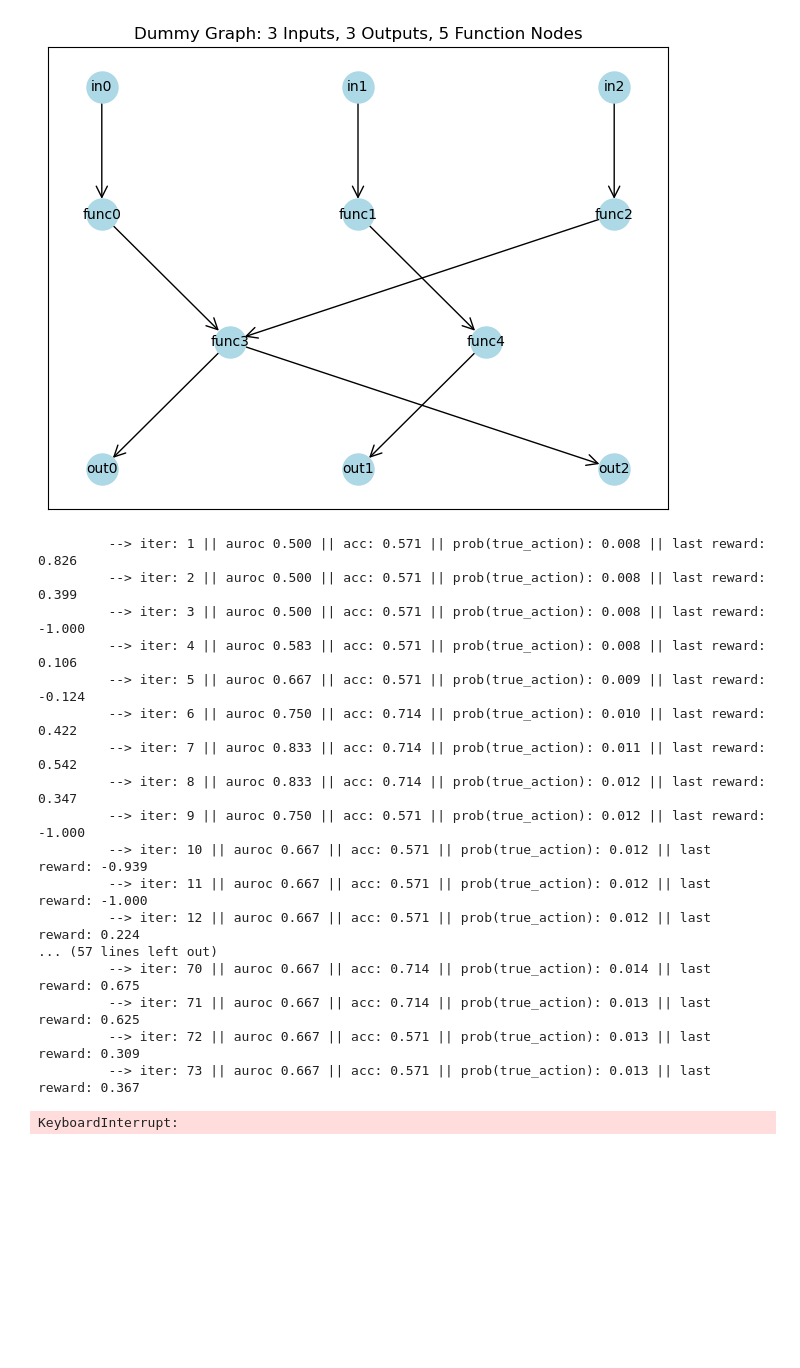
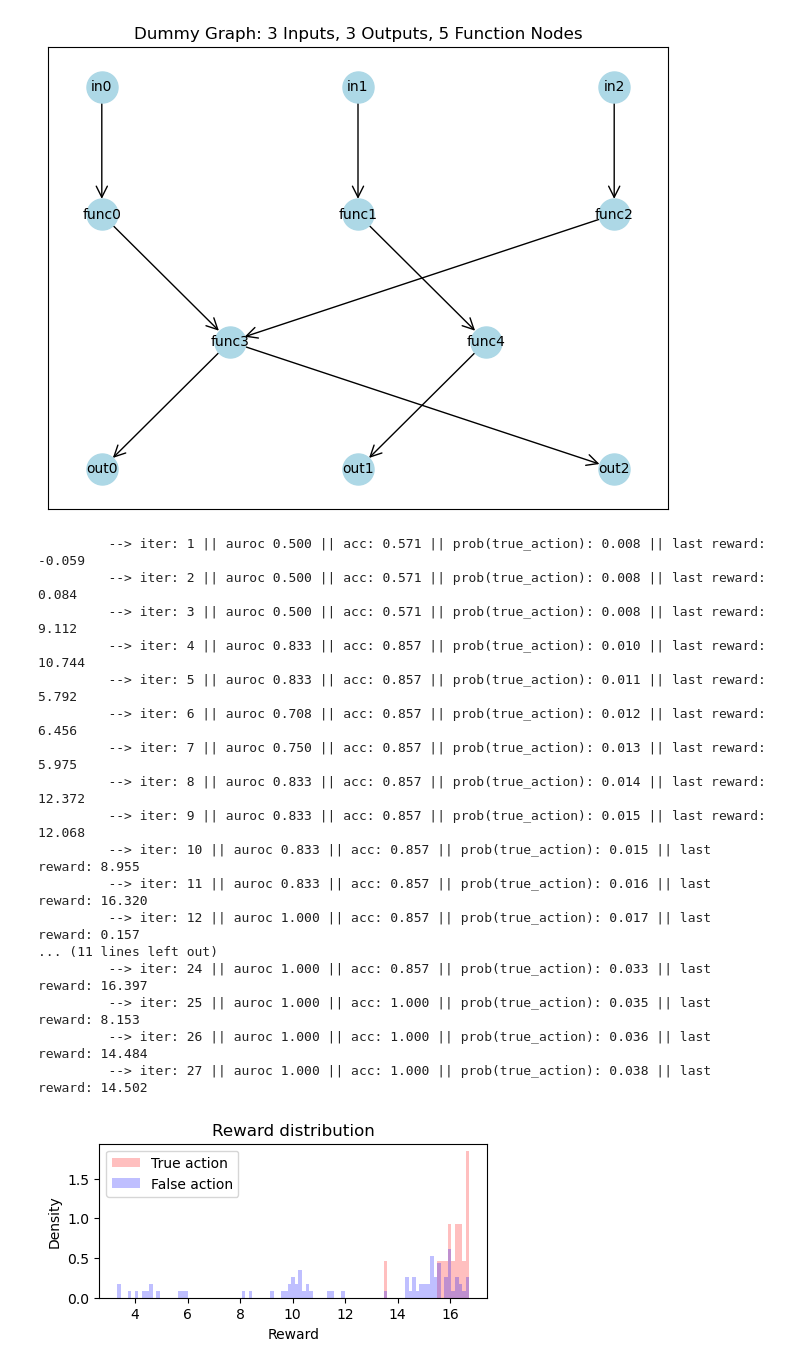
Before and after one commit to nathanieljevans/GSNN, a Jupyter notebook: docs/tutorials/04_reinforce.ipynb, the cells around one changed output. Cells and saved outputs as stored; diff of their text form; code cells hidden in the pictures; blank space fills up the shorter version.

```diff
--- a/docs/tutorials/04_reinforce.ipynb
+++ b/docs/tutorials/04_reinforce.ipynb
@@ -64,21 +72,21 @@ test_dataset = torch.utils.data.TensorDataset(x_test, y_test)
 # GSNN model parameters
 model_kwargs = {'edge_index_dict'                 : edge_index_dict,
                     'node_names_dict'                 : data.node_names_dict,
-                    'channels'                        : 5,
+                    'channels'                        : 25,
                     'layers'                          : 3,
                     'dropout'                         : 0.,
                     'init'                            : 'xavier',
                     'residual'                        : True,
                     'share_layers'                    : False,
                     'add_function_self_edges'         : True,
-                    'norm'                            : 'batch'}
+                    'norm'                            : 'none'}
 
 # GSNN training parameters
-training_kwargs = {'lr':1e-2,
-                    'max_epochs':250,
+training_kwargs = {'lr':5e-2,
+                    'max_epochs':25,
                     'batch':100,
                     'workers':5,
-                    'weight_decay':1e-6}
+                    'weight_decay':0}
 
 
 # the action edge dict will be used to index the action for each edge
@@ -89,34 +97,49 @@ n_actions = sum([torch.unique(v).numel() for v in action_edge_dict.values()])
 true_action = np.array([1.]*3 + [0.]*4)
 
 env = Environment(action_edge_dict, train_dataset, test_dataset, model_kwargs,
-                 training_kwargs, metric='r2', reward_type='best', verbose=False,
+                 training_kwargs, metric='spearman', reward_type='auc', verbose=False,
                  raise_error_on_fail=True)
 
 hoptim = REINFORCE(env, n_actions, action_labels=true_action, clip=10, eps=1e-8, warmup=3, verbose=True,
-                        entropy=0.1, entropy_decay=0.99, min_entropy=0.0, window=10,
-                        init_prob=0.5, lr=1e-1, policy_decay=0)
+                        entropy=0., entropy_decay=0.99, min_entropy=0.0, window=10,
+                        init_prob=0.5, lr=1e-1, policy_decay=1)
 
 for iter in range(100):
     hoptim.step()
 # %% [output]
-         --> iter: 1 || auroc 0.500 || acc: 0.571 || prob(true_action): 0.008 || last reward: 0.826
-         --> iter: 2 || auroc 0.500 || acc: 0.571 || prob(true_action): 0.008 || last reward: 0.399
-         --> iter: 3 || auroc 0.500 || acc: 0.571 || prob(true_action): 0.008 || last reward: -1.000
-         --> iter: 4 || auroc 0.583 || acc: 0.571 || prob(true_action): 0.008 || last reward: 0.106
-         --> iter: 5 || auroc 0.667 || acc: 0.571 || prob(true_action): 0.009 || last reward: -0.124
-         --> iter: 6 || auroc 0.750 || acc: 0.714 || prob(true_action): 0.010 || last reward: 0.422
-         --> iter: 7 || auroc 0.833 || acc: 0.714 || prob(true_action): 0.011 || last reward: 0.542
-         --> iter: 8 || auroc 0.833 || acc: 0.714 || prob(true_action): 0.012 || last reward: 0.347
-         --> iter: 9 || auroc 0.750 || acc: 0.571 || prob(true_action): 0.012 || last reward: -1.000
-         --> iter: 10 || auroc 0.667 || acc: 0.571 || prob(true_action): 0.012 || last reward: -0.939
-         --> iter: 11 || auroc 0.667 || acc: 0.571 || prob(true_action): 0.012 || last reward: -1.000
-         --> iter: 12 || auroc 0.667 || acc: 0.571 || prob(true_action): 0.012 || last reward: 0.224
-... (57 lines left out)
-         --> iter: 70 || auroc 0.667 || acc: 0.714 || prob(true_action): 0.014 || last reward: 0.675
-         --> iter: 71 || auroc 0.667 || acc: 0.714 || prob(true_action): 0.013 || last reward: 0.625
-         --> iter: 72 || auroc 0.667 || acc: 0.571 || prob(true_action): 0.013 || last reward: 0.309
-         --> iter: 73 || auroc 0.667 || acc: 0.571 || prob(true_action): 0.013 || last reward: 0.367
+         --> iter: 1 || auroc 0.500 || acc: 0.571 || prob(true_action): 0.008 || last reward: -0.059
+         --> iter: 2 || auroc 0.500 || acc: 0.571 || prob(true_action): 0.008 || last reward: 0.084
+         --> iter: 3 || auroc 0.500 || acc: 0.571 || prob(true_action): 0.008 || last reward: 9.112
+         --> iter: 4 || auroc 0.833 || acc: 0.857 || prob(true_action): 0.010 || last reward: 10.744
+         --> iter: 5 || auroc 0.833 || acc: 0.857 || prob(true_action): 0.011 || last reward: 5.792
+         --> iter: 6 || auroc 0.708 || acc: 0.857 || prob(true_action): 0.012 || last reward: 6.456
+         --> iter: 7 || auroc 0.750 || acc: 0.857 || prob(true_action): 0.013 || last reward: 5.975
+         --> iter: 8 || auroc 0.833 || acc: 0.857 || prob(true_action): 0.014 || last reward: 12.372
+         --> iter: 9 || auroc 0.833 || acc: 0.857 || prob(true_action): 0.015 || last reward: 12.068
+         --> iter: 10 || auroc 0.833 || acc: 0.857 || prob(true_action): 0.015 || last reward: 8.955
+         --> iter: 11 || auroc 0.833 || acc: 0.857 || prob(true_action): 0.016 || last reward: 16.320
+         --> iter: 12 || auroc 1.000 || acc: 0.857 || prob(true_action): 0.017 || last reward: 0.157
+... (11 lines left out)
+         --> iter: 24 || auroc 1.000 || acc: 0.857 || prob(true_action): 0.033 || last reward: 16.397
+         --> iter: 25 || auroc 1.000 || acc: 1.000 || prob(true_action): 0.035 || last reward: 8.153
+         --> iter: 26 || auroc 1.000 || acc: 1.000 || prob(true_action): 0.036 || last reward: 14.484
+         --> iter: 27 || auroc 1.000 || acc: 1.000 || prob(true_action): 0.038 || last reward: 14.502
-KeyboardInterrupt:
+# %%
+df = pd.DataFrame({'true_action':[(a == true_action).all() for a in hoptim.actions], 'reward':hoptim.rewards})
+df = df.assign(rank=(-df['reward']).rank(method='first'))
+df = df.assign(action = [x.tolist() for x in hoptim.actions])
+_bins = np.linspace(min(df['reward']), max(df['reward']), 100)
+
+plt.figure(figsize=(5,2))
+plt.hist(df[lambda x: x.true_action]['reward'], color='r', alpha=0.25, label='True action', density=True, bins=_bins)
+plt.hist(df[lambda x: ~x.true_action]['reward'], color='b', alpha=0.25, label='False action', density=True, bins=_bins)
+plt.legend()
+plt.title('Reward distribution')
+plt.xlabel('Reward')
+plt.ylabel('Density')
+plt.show()
+# %% [output]
+[figure, added]
 # %%
 true_action = np.array([1.]*3 + [0.]*4)
 best_action = hoptim.best_action.detach().cpu().numpy().ravel()
```
Also changed, not shown: parts of 5 cells of this notebook, 9 other files.
